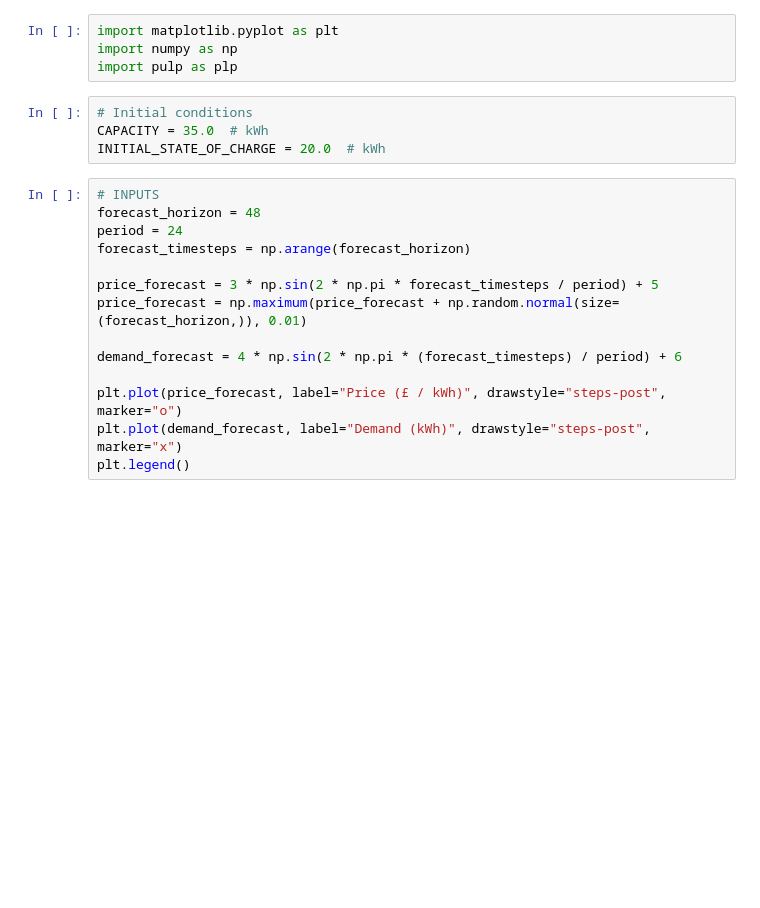
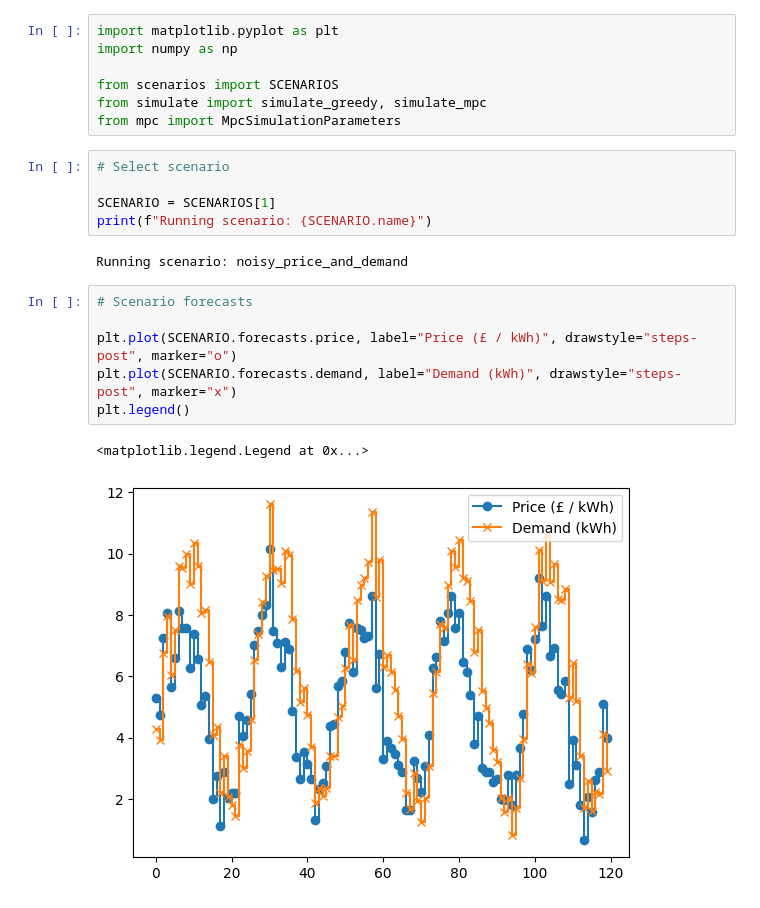
Before and after one commit to lmalms/linear-learners, a Jupyter notebook: battery-charging/main.ipynb, the cells around one changed output. Drawn from its saved outputs; the diff is of its cells as text; blank space fills up the shorter version.

Commit message:
Refactor into state action model

```diff
--- a/battery-charging/main.ipynb
+++ b/battery-charging/main.ipynb
@@ -1,22 +1,23 @@
 # %%
 import matplotlib.pyplot as plt
 import numpy as np
-import pulp as plp
+
+from scenarios import SCENARIOS
+from simulate import simulate_greedy, simulate_mpc
+from mpc import MpcSimulationParameters
-# %%
-# Initial conditions
-CAPACITY = 35.0  # kWh
-INITIAL_STATE_OF_CHARGE = 20.0  # kWh
+# %%
+# Select scenario
+
+SCENARIO = SCENARIOS[1]
+print(f"Running scenario: {SCENARIO.name}")
+# %% [output]
+Running scenario: noisy_price_and_demand
 # %%
-# INPUTS
-forecast_horizon = 48
-period = 24
-forecast_timesteps = np.arange(forecast_horizon)
+# Scenario forecasts
 
-price_forecast = 3 * np.sin(2 * np.pi * forecast_timesteps / period) + 5
-price_forecast = np.maximum(price_forecast + np.random.normal(size=(forecast_horizon,)), 0.01)
-
-demand_forecast = 4 * np.sin(2 * np.pi * (forecast_timesteps) / period) + 6
-
-plt.plot(price_forecast, label="Price (£ / kWh)", drawstyle="steps-post", marker="o")
-plt.plot(demand_forecast, label="Demand (kWh)", drawstyle="steps-post", marker="x")
+plt.plot(SCENARIO.forecasts.price, label="Price (£ / kWh)", drawstyle="steps-post", marker="o")
+plt.plot(SCENARIO.forecasts.demand, label="Demand (kWh)", drawstyle="steps-post", marker="x")
 plt.legend()
+# %% [output]
+<matplotlib.legend.Legend at 0x...>
+[figure, added]
```
Also changed, not shown: parts of 7 cells of this notebook, 6 other files.
